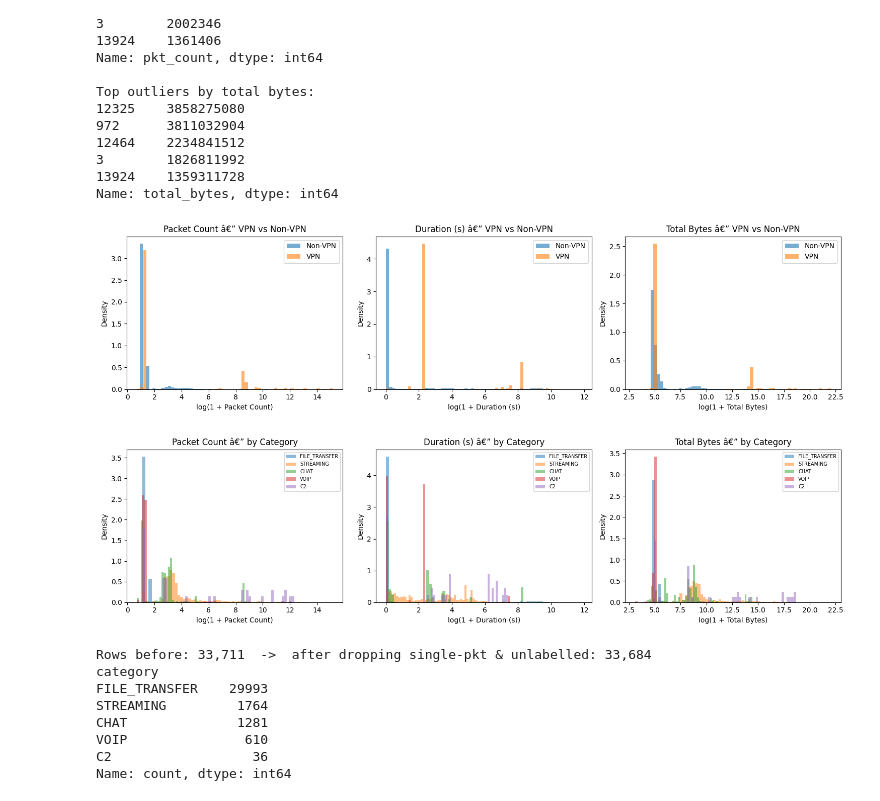
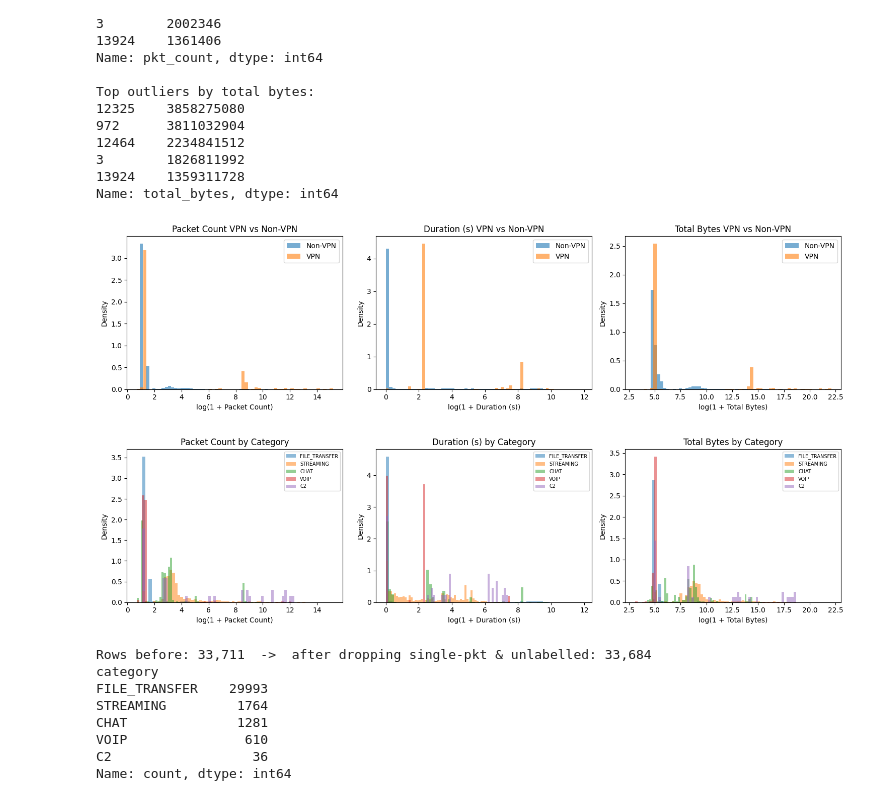
Before and after one commit to Cassequel/Lincoln-Lab-VNAT-Classification, a Jupyter notebook: 01_eda.ipynb, the cells around one changed output. Saved outputs shown, nothing was run; the diff lists cells and outputs as text; code cells hidden in the pictures.

```diff
--- a/01_eda.ipynb
+++ b/01_eda.ipynb
@@ -2,7 +2,7 @@
 import pandas as pd
 import tables
 
-raw_df = pd.read_hdf('VNAT_Dataframe_release_1.h5')
+raw_df = pd.read_hdf('./VNAT_Dataframe_release.h5')
 raw_df.head()
 # %% [output]
 |  | connection | timestamps | sizes | directions | file_names |
@@ -143,28 +143,28 @@ Top outliers by total bytes:
 13924    1359311728
 Name: total_bytes, dtype: int64
 # %%
-# â”€â”€ Distributions: VPN vs Non-VPN â”€â”€â”€â”€â”€â”€â”€â”€â”€â”€â”€â”€â”€â”€â”€â”€â”€â”€â”€â”€â”€â”€â”€â”€â”€â”€â”€â”€â”€â”€â”€â”€â”€â”€â”€â”€â”€â”€â”€â”€â”€â”€â”€â”€â”€
+# Distributions: VPN vs Non-VPN
+import numpy as np
 import matplotlib.pyplot as plt
-import numpy as np
 
 fig, axes = plt.subplots(1, 3, figsize=(15, 4))
 metrics = [('pkt_count', 'Packet Count'), ('duration', 'Duration (s)'), ('total_bytes', 'Total Bytes')]
 
 for ax, (col, label) in zip(axes, metrics):
     for is_vpn, grp in df.groupby('is_vpn'):
         vals = np.log1p(grp[col])
         ax.hist(vals, bins=60, alpha=0.6, label='VPN' if is_vpn else 'Non-VPN', density=True)
     ax.set_xlabel(f'log(1 + {label})')
     ax.set_ylabel('Density')
-    ax.set_title(f'{label} â€” VPN vs Non-VPN')
+    ax.set_title(f'{label} VPN vs Non-VPN')
     ax.legend()
 
 plt.tight_layout()
 plt.show()
 # %% [output]
-[figure, old version]
+[figure, new version]
 # %%
-# â”€â”€ Distributions: across 5 traffic categories â”€â”€â”€â”€â”€â”€â”€â”€â”€â”€â”€â”€â”€â”€â”€â”€â”€â”€â”€â”€â”€â”€â”€â”€â”€â”€â”€â”€â”€â”€â”€â”€
+# Distributions: across 5 traffic categorie
 cat_df = df.dropna(subset=['category'])
 category_order = cat_df['category'].value_counts().index.tolist()
 
@@ -176,13 +176,13 @@ for ax, (col, label) in zip(axes, metrics):
         ax.hist(vals, bins=60, alpha=0.5, label=cat, density=True)
     ax.set_xlabel(f'log(1 + {label})')
     ax.set_ylabel('Density')
-    ax.set_title(f'{label} â€” by Category')
+    ax.set_title(f'{label} by Category')
     ax.legend(fontsize=7)
 
 plt.tight_layout()
 plt.show()
 # %% [output]
-[figure, old version]
+[figure, new version]
 # %%
 # Drop unusable flows
 # Single-packet flows: no inter-arrival times, timing features undefined.
```
Also changed, not shown: parts of 6 cells of this notebook, 15 other files.
